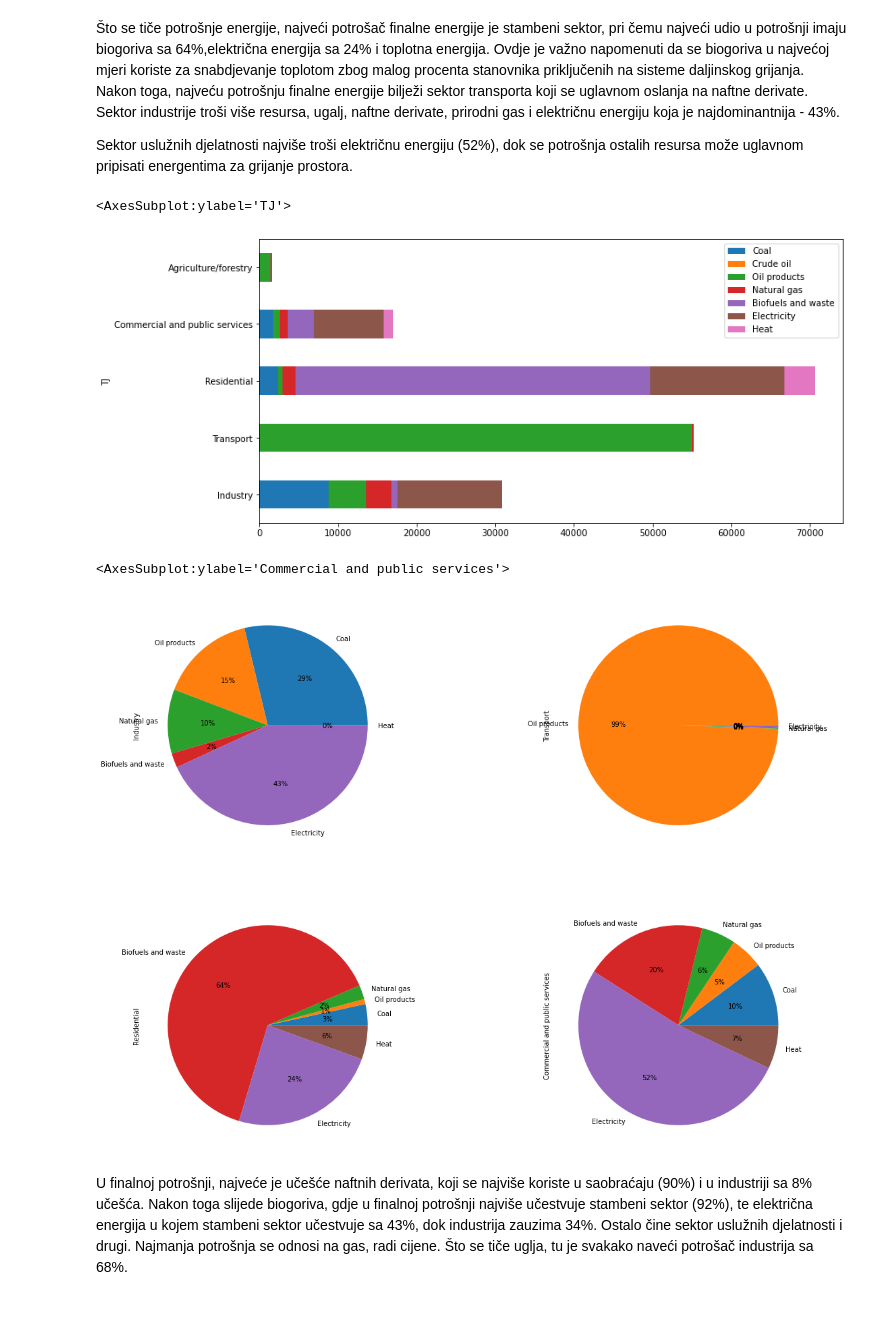
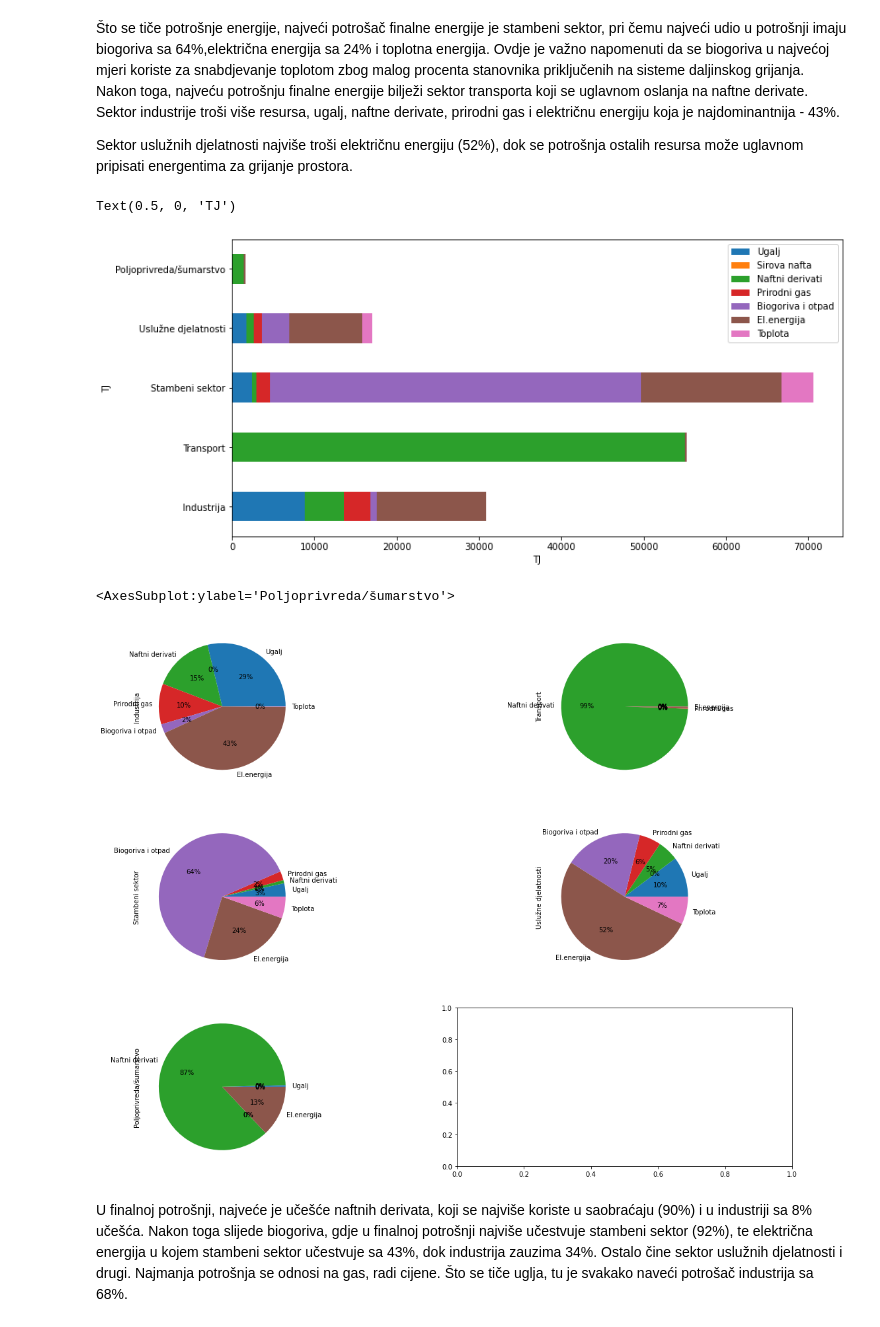
Before and after one commit to ehlimana/Electricity-analysis, a Jupyter notebook: Energy_balance.ipynb, the cells around one changed output. Saved outputs shown, nothing was run; the diff lists cells and outputs as text; code cells hidden in the pictures.

```diff
--- a/Energy_balance.ipynb
+++ b/Energy_balance.ipynb
@@ -12,4 +12,19 @@ file=pd.read_excel(r"FILES\BALANCE\bilans2019.xlsx",sheet_name="TJ_2019", header
 # %%
 file=file.set_index("TJ")
 # %%
-file
+#prevod na bosanski
+eng_columns=file.columns
+bos_columns=["Ugalj","Sirova nafta","Naftni derivati","Prirodni gas","Nuklearna energija","Hidro","Vjetro-,solarna energija itd.","Biogoriva i otpad","El.energija","Toplota", "Ukupno"]
+eng_index=['Production', 'Imports', 'Exports', 'International marine bunkers',
+       'International aviation bunkers', 'Stock changes', 'TES',
+       'Transfers', 'Statistical differences', 'Electricity plants',
+       'CHP plants', 'Heat plants', 'Gas works', 'Oil refineries',
+       'Coal transformation', 'Liquefication plants',
+       'Other transformation', 'Energy industry own use', 'Losses',
+       'Total final consumption', 'Industry', 'Transport', 'Residential',
+       'Commercial and public services', 'Agriculture/forestry',
+       'Fishing', 'Non-specified', 'Non-energy use']
+bos_index=["Proizvodnja","Uvoz","Izvoz","Bunkeri za međunarodni morski saobraćaj","Bunkeri za međunarodni avionski saobraćaj","Saldo zaliha",
+          "TES","Transferi","Statističke razlike","Elektrane","CHP elektrane","Toplane","Gas - izvedbe","Rafinerije nafte","Transformacija uglja",
+          "Postrojenja za ukapljivanje","Druge transformacije","Vlastita potrošnja","Gubici","TFC","Industrija","Transport","Stambeni sektor","Uslužne djelatnosti",
+           "Poljoprivreda/šumarstvo","Ribarstvo","Neodređeno","Neenergetska upotreba"]
@@ -34,0 +31,7 @@ file
+# %%
+file.columns=["Ugalj","Sirova nafta","Naftni derivati","Prirodni gas","Nuklearna energija","Hidro","Vjetro-,solarna energija itd.","Biogoriva i otpad","El.energija","Toplota", "Ukupno"]
+a=dict()
+for value in range(len(eng_index)):
+    a[eng_index[value]]=bos_index[value]
+
+file=file.rename(index=a)
@@ -161,12 +221,21 @@ Name: Heat, dtype: float64 %
 # %% [markdown]
 Konverzija energije goriva u toplotu u toplanama:
 # %%
-heat_plants_conv=(file.loc["Heat plants","Heat"]/abs(file.loc["Heat plants",['Coal', 'Natural gas','Biofuels and waste']].sum()))*100
+#heat_plants_conv=(file.loc["Heat plants","Heat"]/abs(file.loc["Heat plants",['Coal', 'Natural gas','Biofuels and waste']].sum()))*100
+def findElements(lst1, lst2):
+    return [lst1[i] for i in lst2]
+lst1=bos_columns
+lst2=[0,3,7]
+heat_plants_conv=(file.loc[bos_index[11],bos_columns[9]]/abs(file.loc[bos_index[11],findElements(lst1,lst2)].sum()))*100
 print(heat_plants_conv,"%")
 # %% [output]
 71.39179996322854 %
 # %% [markdown]
 Udio goriva u toplanama:
 # %%
-(file.loc["Heat plants",['Coal', 'Natural gas','Biofuels and waste']]/file.loc["Heat plants",['Coal', 'Natural gas','Biofuels and waste']].sum())*100
+#(file.loc["Heat plants",['Coal', 'Natural gas','Biofuels and waste']]/file.loc["Heat plants",['Coal', 'Natural gas','Biofuels and waste']].sum())*100
+lst1=bos_columns
+lst2=[0,3,7]
+
+(file.loc[bos_index[11],findElements(lst1,lst2)]/file.loc[bos_index[11],findElements(lst1,lst2)].sum())*100
 # %% [output]
@@ -226,28 +288,42 @@ dtype: float64
 
 Sektor uslužnih djelatnosti najviše troši električnu energiju (52%), dok se potrošnja ostalih resursa može uglavnom pripisati energentima za grijanje prostora.
 # %%
-file[["Coal","Crude oil","Oil products","Natural gas","Biofuels and waste","Electricity","Heat"]][20:25].plot(kind="barh",stacked=True,figsize=(12,6))
+#file[["Coal","Crude oil","Oil products","Natural gas","Biofuels and waste","Electricity","Heat"]][20:25].plot(kind="barh",stacked=True,figsize=(12,6))
+lst4=[0,1,2,3,7,8,9]
+
+file[findElements(lst1,lst4)][20:25].plot(kind="barh",stacked=True,figsize=(12,6))
+plt.xlabel("TJ")
 # %% [output]
-<AxesSubplot:ylabel='TJ'>
+Text(0.5, 0, 'TJ')
-[figure, old version]
+[figure, new version]
 # %%
-fig,ax=plt.subplots(ncols=2,nrows=2,figsize=(20,15))
+#industry_fuel=(file.loc["Industry",["Coal","Oil products","Natural gas","Biofuels and waste","Electricity","Heat"]]/file.loc["Industry","Total"])*100
+#transport_fuel=(file.loc["Transport",["Coal","Oil products","Natural gas","Biofuels and waste","Electricity","Heat"]]/file.loc["Transport","Total"])*100
+#residential_fuel=(file.loc["Residential",["Coal","Oil products","Natural gas","Biofuels and waste","Electricity","Heat"]]/file.loc["Resid","Total"])*100
+#commercial_fuel=(file.loc['Commercial and public services',["Coal","Oil products","Natural gas","Biofuels and waste","Electricity","Heat"]]/file.loc["Comm","Total"])*100
 
-industry_fuel=(file.loc["Industry",["Coal","Oil products","Natural gas","Biofuels and waste","Electricity","Heat"]]/file.loc["Industry","Total"])*100
+
+fig,ax=plt.subplots(ncols=2,nrows=3,figsize=(20,15))
+
+industry_fuel=(file.loc[bos_index[20],findElements(lst1,lst4)]/file.loc[bos_index[20],bos_columns[-1]])*100
 industry_fuel.plot(kind="pie",autopct='%1.0f%%',ax=ax[0,0])
 
-transport_fuel=(file.loc["Transport",["Coal","Oil products","Natural gas","Biofuels and waste","Electricity","Heat"]]/file.loc["Industry","Total"])*100
+transport_fuel=(file.loc[bos_index[21],findElements(lst1,lst4)]/file.loc[bos_index[21],bos_columns[-1]])*100
 transport_fuel.plot(kind="pie",autopct='%1.0f%%',ax=ax[0,1])
 
 
-residential_fuel=(file.loc["Residential",["Coal","Oil products","Natural gas","Biofuels and waste","Electricity","Heat"]]/file.loc["Industry","Total"])*100
+residential_fuel=(file.loc[bos_index[22],findElements(lst1,lst4)]/file.loc[bos_index[22],bos_columns[-1]])*100
 residential_fuel.plot(kind="pie",autopct='%1.0f%%',ax=ax[1,0])
 
-commercial_fuel=(file.loc['Commercial and public services',["Coal","Oil products","Natural gas","Biofuels and waste","Electricity","Heat"]]/file.loc["Industry","Total"])*100
+commercial_fuel=(file.loc[bos_index[23],findElements(lst1,lst4)]/file.loc[bos_index[23],bos_columns[-1]])*100
 commercial_fuel.plot(kind="pie",autopct='%1.0f%%',ax=ax[1,1])
+
+
+agric_fuel=(file.loc[bos_index[24],findElements(lst1,lst4)]/file.loc[bos_index[24],bos_columns[-1]])*100
+agric_fuel.plot(kind="pie",autopct='%1.0f%%',ax=ax[2,0])
 # %% [output]
-<AxesSubplot:ylabel='Commercial and public services'>
+<AxesSubplot:ylabel='Poljoprivreda/šumarstvo'>
-[figure, old version]
+[figure, new version]
 # %% [markdown]
 U finalnoj potrošnji, najveće je učešće naftnih derivata, koji se najviše koriste u saobraćaju (90%) i u industriji sa 8% učešća. Nakon toga slijede biogoriva, gdje u finalnoj potrošnji najviše učestvuje stambeni sektor (92%), te električna energija u kojem stambeni sektor učestvuje sa 43%, dok industrija zauzima 34%. Ostalo čine sektor uslužnih djelatnosti i drugi. Najmanja potrošnja se odnosi na gas, radi cijene. Što se tiče uglja, tu je svakako naveći potrošač industrija sa 68%.
 # %%
```
Also changed, not shown: parts of 29 cells of this notebook.
